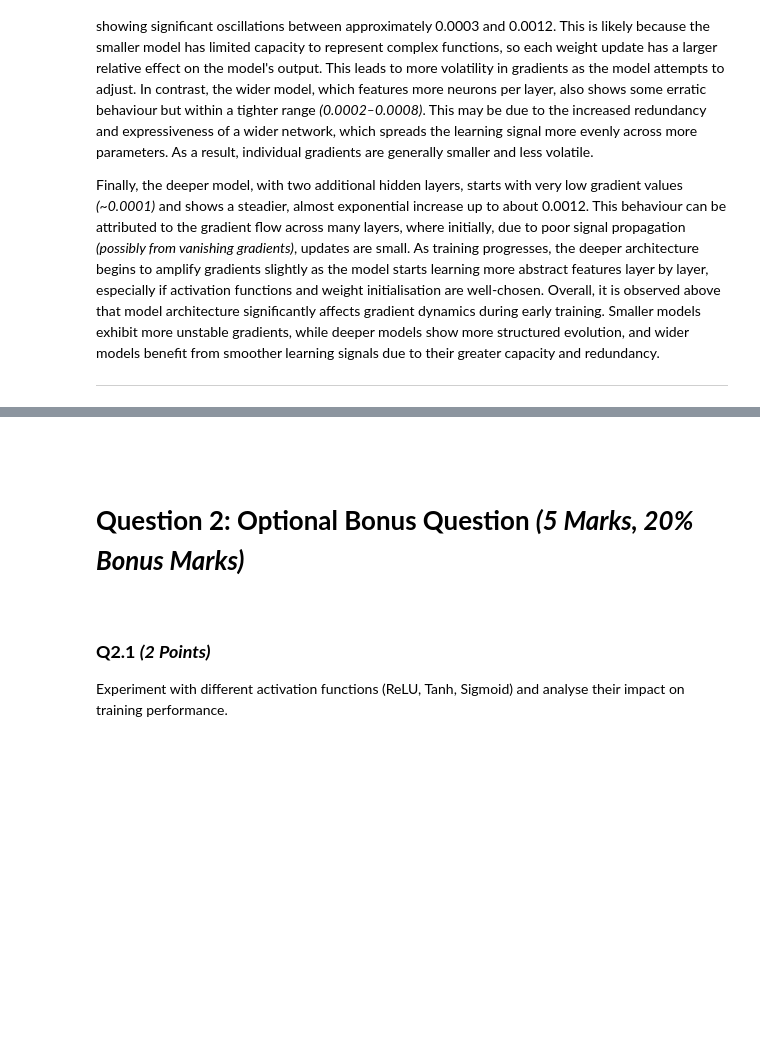
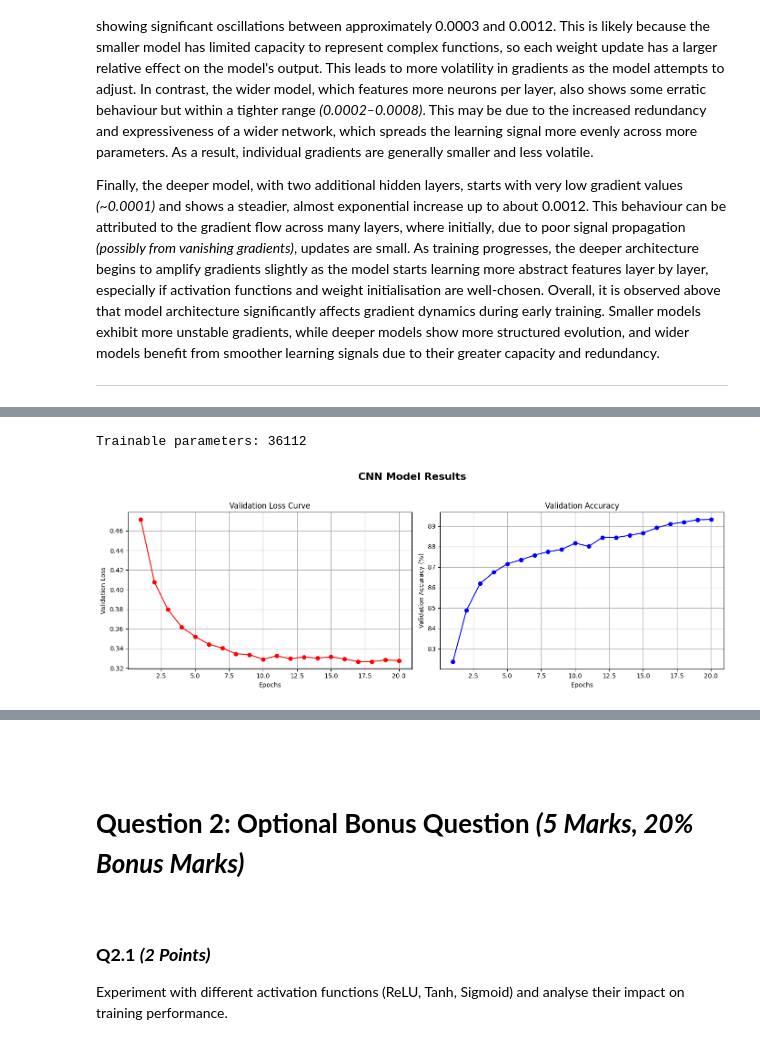
Before and after one commit to busatmd021/COMPUTER-VISION, a Jupyter notebook: Assignment3.ipynb, the cells around one changed output, grey strips where cells are left out. Drawn from its saved outputs; the diff is of its cells as text; code cells hidden in the pictures; blank space fills up the shorter version.

```diff
--- a/Assignment3.ipynb
+++ b/Assignment3.ipynb
@@ -643,0 +652,29 @@ For more explanation of q1.7, you could refer to the following simple instructio
+# %%
+# Define a Simple Convolutional Neural Network Model
+class SimpleConv(nn.Module):
+    # Define the New Constructor
+    def __init__(self):
+        super(SimpleConv, self).__init__() # Call the Constructor of nn.Module
+        self.conv1 = nn.Conv2d(1, 16, 3, 1, padding=1, bias=False)
+        self.conv2 = nn.Conv2d(16, 32, 3, 1, padding=1, bias=False)
+        self.linear = nn.Linear(32*7*7, 20, bias=False)
+        self.pool = nn.MaxPool2d(2,2)
+
+    # Define the Forward Pass Function
+    def forward(self, x):
+        x1 = self.pool(self.conv1(x))  # Now 28x28 → 14x14
+        x2 = self.pool(self.conv2(x1)) # 14x14 → 7x7
+        x3 = self.linear(x2.view(x2.size(0), -1))
+        return x3
+
+# Get CPU or GPU Device for Training
+device = "cuda" if torch.cuda.is_available() else "cpu"
+
+# Display which Device is Being Used
+print("Using {} device".format(device))
+
+# Use the New Model Above
+model = SimpleConv().to(device)
+
+# Train the Model for Learning Rate = 0.1
+val_loss, val_accuracy, _ = train_model(model, train_dataloader, test_dataloader, epochs = 20, lr = 0.1)
@@ -643,0 +699,9 @@ For more explanation of q1.7, you could refer to the following simple instructio
+# %%
+# Count Trainable Parameters
+print(f"Trainable parameters: {count_trainable_params(model)}")
+
+# Display the Loss Curve & Accuracy
+display_loss_accuracy("CNN Model Results", val_loss, val_accuracy, epochs=20)
+# %% [output]
+Trainable parameters: 36112
+[figure, added]
```
Also changed, not shown: parts of 8 cells of this notebook.
